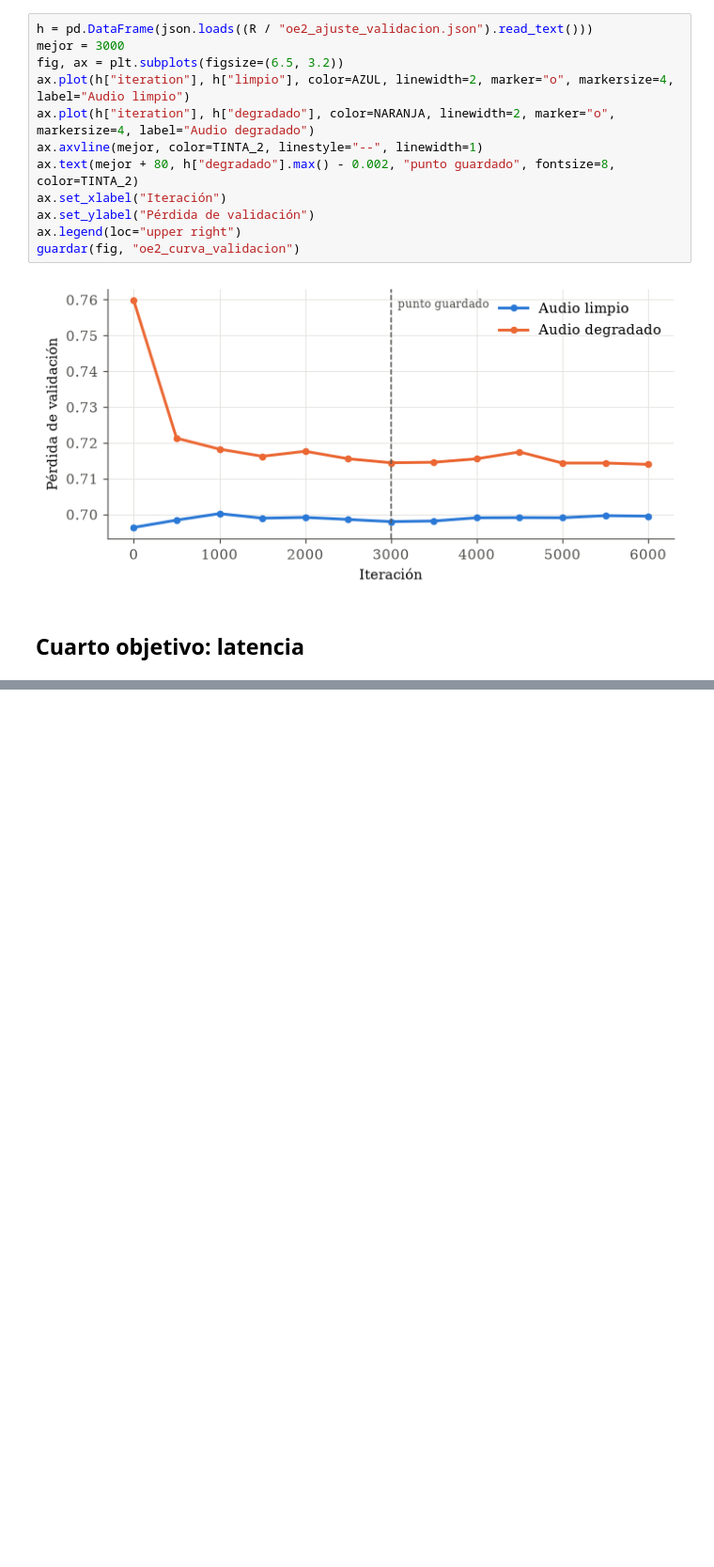
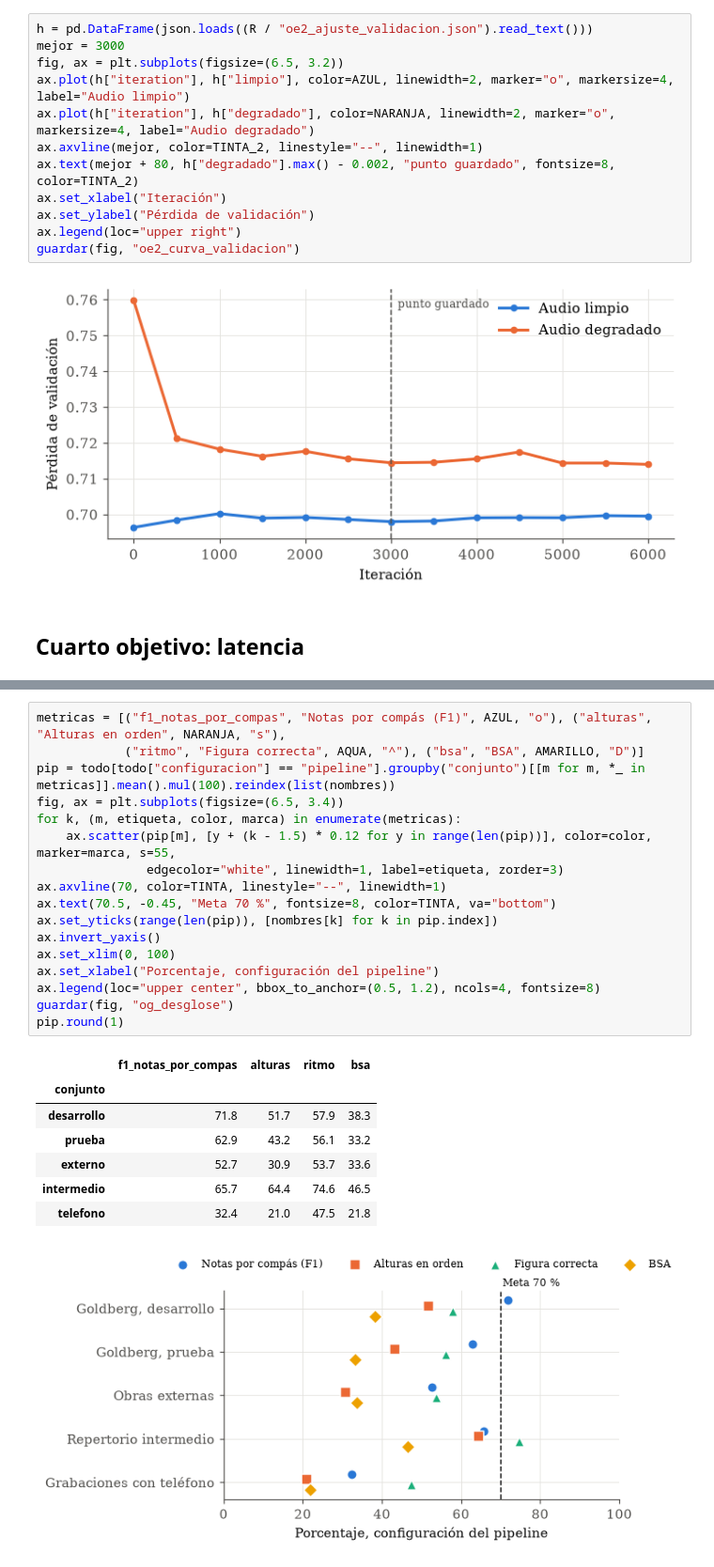
Before and after one commit to G2309/amt-braille-translator, a Jupyter notebook: notebooks/resultados-figuras.ipynb, the cells around one changed output, grey strips where cells are left out. Shown at 94% size. Cells and saved outputs as stored; diff of their text form; blank space fills up the shorter version.

```diff
--- a/notebooks/resultados-figuras.ipynb
+++ b/notebooks/resultados-figuras.ipynb
@@ -174,0 +177,26 @@ if archivo.exists():
+# %%
+metricas = [("f1_notas_por_compas", "Notas por compás (F1)", AZUL, "o"), ("alturas", "Alturas en orden", NARANJA, "s"),
+            ("ritmo", "Figura correcta", AQUA, "^"), ("bsa", "BSA", AMARILLO, "D")]
+pip = todo[todo["configuracion"] == "pipeline"].groupby("conjunto")[[m for m, *_ in metricas]].mean().mul(100).reindex(list(nombres))
+fig, ax = plt.subplots(figsize=(6.5, 3.4))
+for k, (m, etiqueta, color, marca) in enumerate(metricas):
+    ax.scatter(pip[m], [y + (k - 1.5) * 0.12 for y in range(len(pip))], color=color, marker=marca, s=55,
+               edgecolor="white", linewidth=1, label=etiqueta, zorder=3)
+ax.axvline(70, color=TINTA, linestyle="--", linewidth=1)
+ax.text(70.5, -0.45, "Meta 70 %", fontsize=8, color=TINTA, va="bottom")
+ax.set_yticks(range(len(pip)), [nombres[k] for k in pip.index])
+ax.invert_yaxis()
+ax.set_xlim(0, 100)
+ax.set_xlabel("Porcentaje, configuración del pipeline")
+ax.legend(loc="upper center", bbox_to_anchor=(0.5, 1.2), ncols=4, fontsize=8)
+guardar(fig, "og_desglose")
+pip.round(1)
+# %% [output]
+|  | f1_notas_por_compas | alturas | ritmo | bsa |
+| conjunto |  |  |  |  |
+| desarrollo | 71.8 | 51.7 | 57.9 | 38.3 |
+| prueba | 62.9 | 43.2 | 56.1 | 33.2 |
+| externo | 52.7 | 30.9 | 53.7 | 33.6 |
+| intermedio | 65.7 | 64.4 | 74.6 | 46.5 |
+| telefono | 32.4 | 21.0 | 47.5 | 21.8 |
+[figure, added]
```
Also changed, not shown: parts of 9 cells of this notebook, 45 other files.
